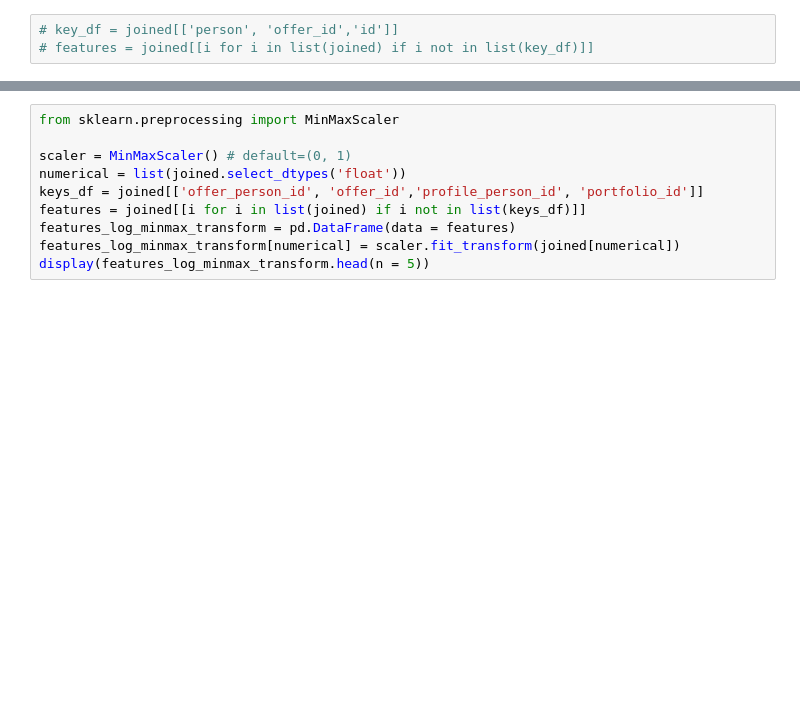
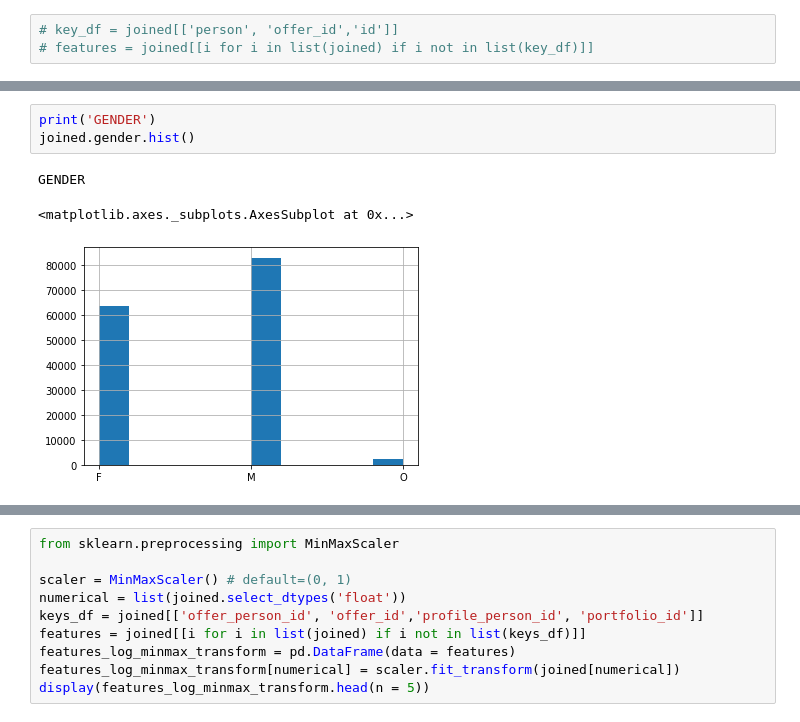
Before and after one commit to jmnickerson05/udacity_starbucks_capstone, a Jupyter notebook: Starbucks_Capstone_notebook.ipynb, the cells around one changed output, grey strips where cells are left out. Drawn from its saved outputs; the diff is of its cells as text; blank space fills up the shorter version.

```diff
--- a/Starbucks_Capstone_notebook.ipynb
+++ b/Starbucks_Capstone_notebook.ipynb
@@ -435,3 +438,10 @@ joined.income.plot.kde()
+# %%
+print('GENDER')
+joined.gender.hist()
+# %% [output]
+GENDER
+<matplotlib.axes._subplots.AxesSubplot at 0x...>
+[figure, added]
 # %%
 joined.dtypes
 # %% [output]
```
Also changed, not shown: parts of 30 cells of this notebook, 2 other files.
